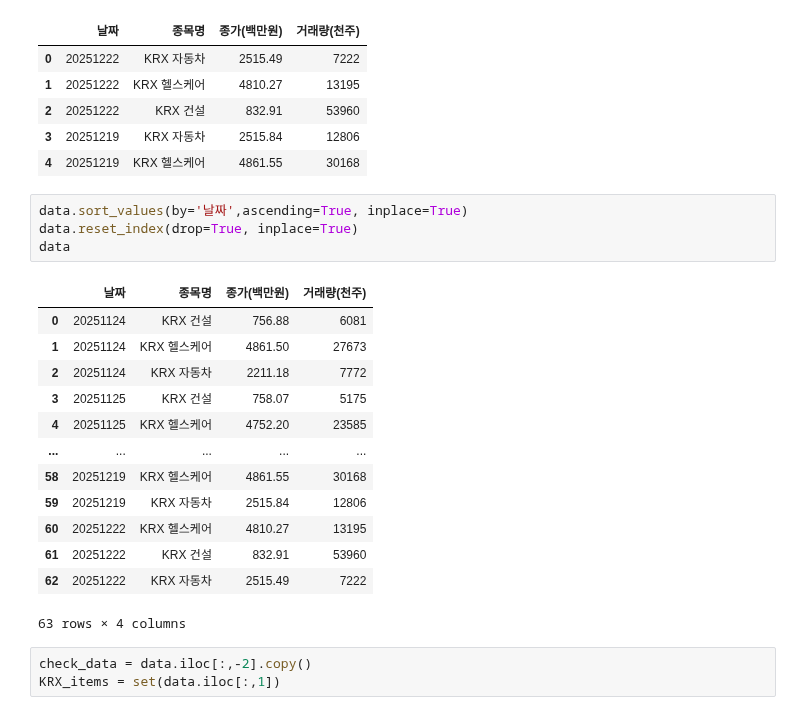
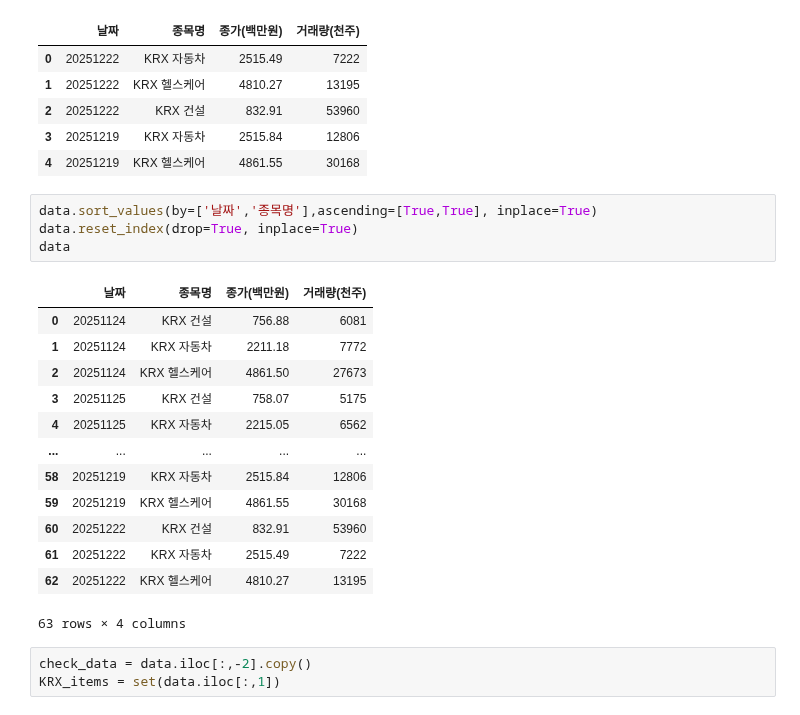
Before and after one commit to hora4444/ai, a Jupyter notebook: source/10_1stProject/전일대비_증감치.ipynb, the cells around one changed output. Cells and saved outputs as stored; diff of their text form.

```diff
--- a/source/10_1stProject/전일대비_증감치.ipynb
+++ b/source/10_1stProject/전일대비_증감치.ipynb
@@ -46,22 +46,22 @@ data.head()
 | 3 | 20251219 | KRX 자동차 | 2515.84 | 12806 |
 | 4 | 20251219 | KRX 헬스케어 | 4861.55 | 30168 |
 # %%
-data.sort_values(by='날짜',ascending=True, inplace=True)
+data.sort_values(by=['날짜','종목명'],ascending=[True,True], inplace=True)
 data.reset_index(drop=True, inplace=True)
 data
 # %% [output]
 |  | 날짜 | 종목명 | 종가(백만원) | 거래량(천주) |
 | 0 | 20251124 | KRX 건설 | 756.88 | 6081 |
-| 1 | 20251124 | KRX 헬스케어 | 4861.50 | 27673 |
-| 2 | 20251124 | KRX 자동차 | 2211.18 | 7772 |
+| 1 | 20251124 | KRX 자동차 | 2211.18 | 7772 |
+| 2 | 20251124 | KRX 헬스케어 | 4861.50 | 27673 |
 | 3 | 20251125 | KRX 건설 | 758.07 | 5175 |
-| 4 | 20251125 | KRX 헬스케어 | 4752.20 | 23585 |
+| 4 | 20251125 | KRX 자동차 | 2215.05 | 6562 |
 | ... | ... | ... | ... | ... |
-| 58 | 20251219 | KRX 헬스케어 | 4861.55 | 30168 |
-| 59 | 20251219 | KRX 자동차 | 2515.84 | 12806 |
-| 60 | 20251222 | KRX 헬스케어 | 4810.27 | 13195 |
-| 61 | 20251222 | KRX 건설 | 832.91 | 53960 |
-| 62 | 20251222 | KRX 자동차 | 2515.49 | 7222 |
+| 58 | 20251219 | KRX 자동차 | 2515.84 | 12806 |
+| 59 | 20251219 | KRX 헬스케어 | 4861.55 | 30168 |
+| 60 | 20251222 | KRX 건설 | 832.91 | 53960 |
+| 61 | 20251222 | KRX 자동차 | 2515.49 | 7222 |
+| 62 | 20251222 | KRX 헬스케어 | 4810.27 | 13195 |
 63 rows × 4 columns
 # %%
 check_data = data.iloc[:,-2].copy()
```
Also changed, not shown: parts of 2 cells of this notebook, 28 other files.
